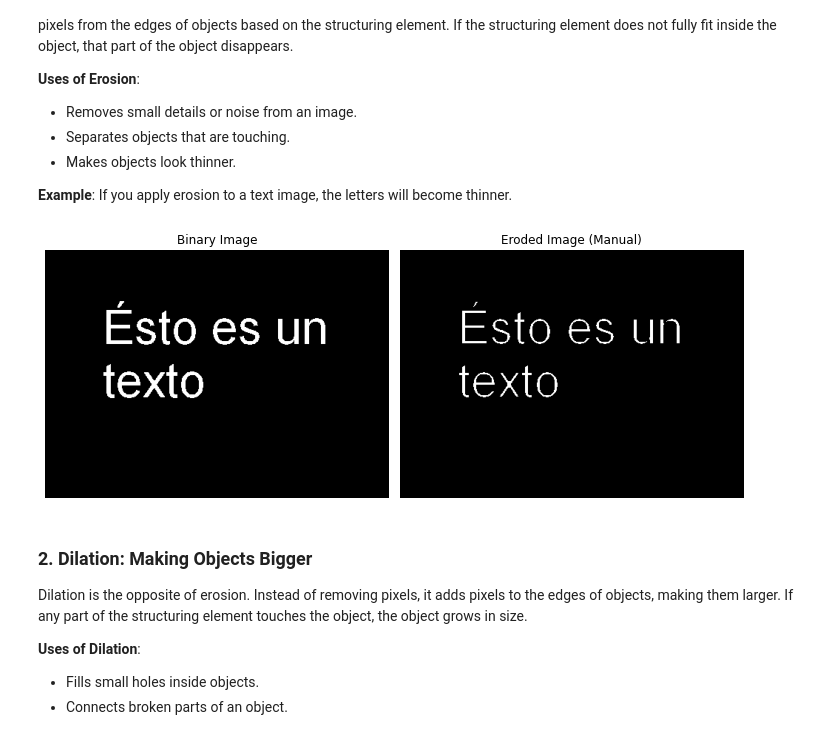
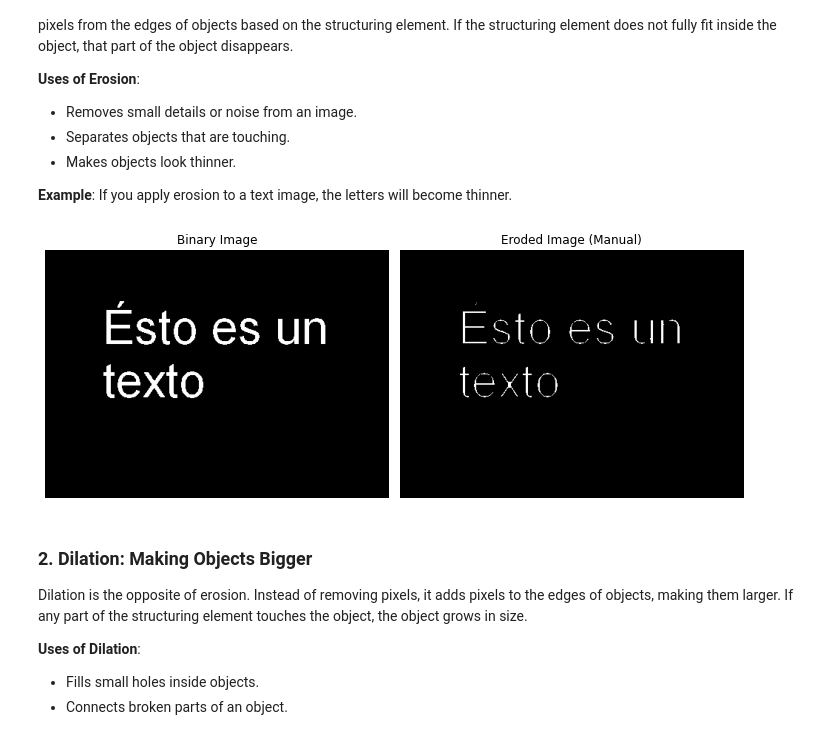
Before and after one commit to ClaudiaBlasco/Projecte-ISV, a Jupyter notebook: Project_Group_6 (1).ipynb, the cells around one changed output. Drawn from its saved outputs; the diff is of its cells as text; code cells hidden in the pictures.

```diff
--- a/Project_Group_6 (1).ipynb
+++ b/Project_Group_6 (1).ipynb
@@ -210,32 +210,32 @@ Erosion is a process that shrinks (become or make smaller in size or amount) obj
 # %%
 # Load the image in grayscale
 image = cv2.imread('test.jpg', cv2.IMREAD_GRAYSCALE)
 
 # Convert the image to binary (black background, white text)
 _, binary = cv2.threshold(image, 127, 255, cv2.THRESH_BINARY_INV)
 
 # Define the kernel for the erosión
-kernel = np.ones((3, 3), np.uint8)
+kernel = np.ones((4, 4), np.uint8)
 
 # Apply manual erosion
 eroded_image = erosion_manual(binary, kernel)
 
 # Show the images
 plt.figure(figsize=(10, 5))
 plt.subplot(1, 2, 1)
 plt.imshow(binary, cmap='gray')
 plt.title("Binary Image")
 plt.axis("off")
 
 plt.subplot(1, 2, 2)
 plt.imshow(eroded_image, cmap='gray')
 plt.title("Eroded Image (Manual)")
 plt.axis("off")
 
 plt.tight_layout()
 plt.show()
 # %% [output]
-[figure, old version]
+[figure, new version]
 # %% [markdown]
 ### 2. Dilation: Making Objects Bigger
 Dilation is the opposite of erosion. Instead of removing pixels, it adds pixels to the edges of objects, making them larger. If any part of the structuring element touches the object, the object grows in size.
```
Also changed, not shown: parts of 2 cells of this notebook.
